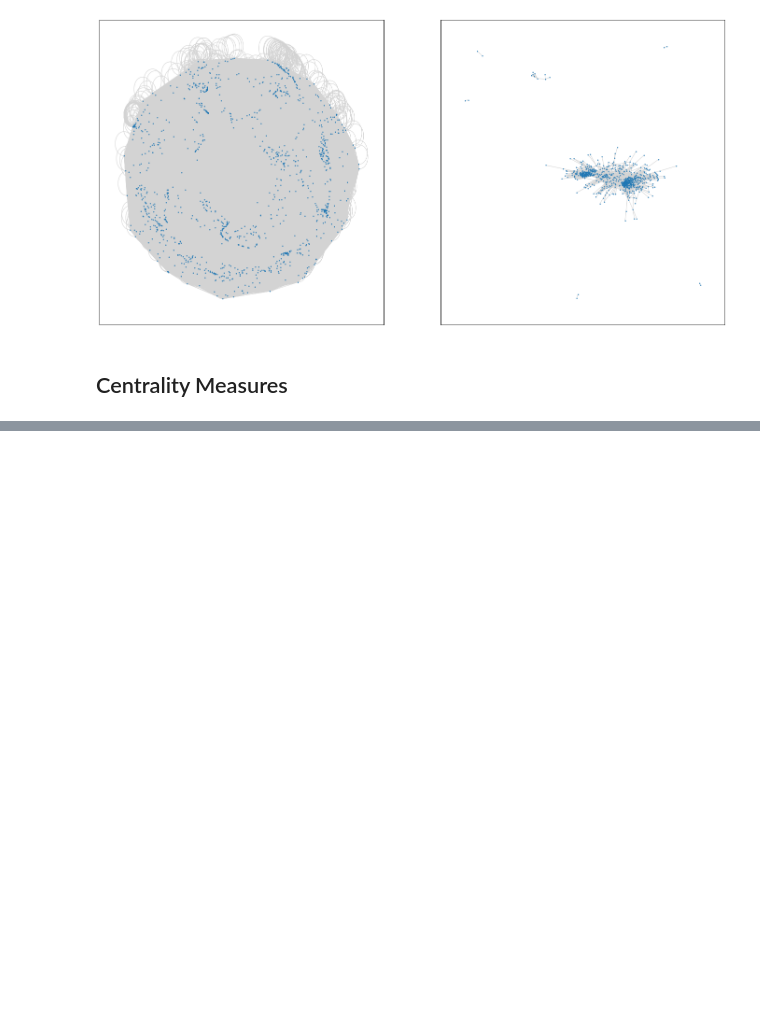
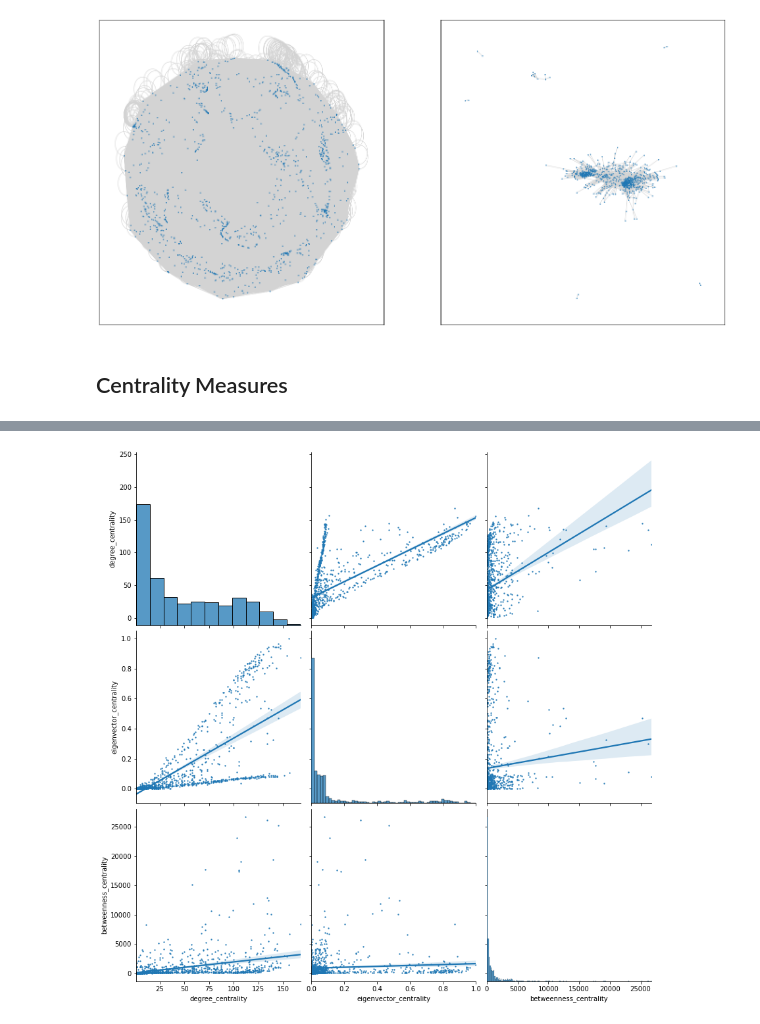
Before and after one commit to shreyasgm/gl_complexity_review, a Jupyter notebook: proj/review_session_networks_part1.ipynb, the cells around one changed output, grey strips where cells are left out. Drawn from its saved outputs; the diff is of its cells as text; code cells hidden in the pictures; blank space fills up the shorter version.

```diff
--- a/proj/review_session_complexity.ipynb
+++ b/proj/review_session_networks_part1.ipynb
@@ -365,5 +369,5 @@ available_edge_attributes(product_nw)
 # %%
 # Network backboning
 g = giant_component
-g_denoised = noise_correct_nw(g, weightcol="proximity", noise_correction_threshold=0.8)
+g_denoised = noise_correct_nw(g, weightcol="proximity", noise_correction_threshold=0.7)
 # %%
@@ -378,3 +384,11 @@ draw_network(g_denoised, node_size=2, edge_color="lightgrey", ax=ax2)
 [figure]
 # %% [markdown]
 ## Centrality Measures
+# %%
+# Read product nodes
+product_nw_nodes = (
+    pd.DataFrame.from_dict(dict(g_denoised.nodes(data=True)), orient="index")
+    .reset_index()
+    .rename(columns={"index": "hs_product_code"})
+)
+product_nw_nodes.head()
@@ -381,2 +402,10 @@ draw_network(g_denoised, node_size=2, edge_color="lightgrey", ax=ax2)
+# %%
+# Convert to igraph for performance
+product_ig = ig.Graph.from_networkx(g_denoised)
 # %%
-centrality_degree = nx.degree_centrality(product_nw)
+%%time
+# Calculate various centrality measures
+product_nw_nodes["degree_centrality"] = product_ig.degree()
+product_nw_nodes["eigenvector_centrality"] = product_ig.eigenvector_centrality()
+product_nw_nodes["betweenness_centrality"] = product_ig.betweenness()
+product_nw_nodes.head()
@@ -382,0 +449,6 @@ centrality_degree = nx.degree_centrality(product_nw)
+# %%
+g = sns.pairplot(
+    product_nw_nodes, kind="reg", height=4, plot_kws=dict(scatter_kws=dict(s=2))
+)
+# %% [output]
+[figure, added]
```
Also changed, not shown: parts of 7 cells of this notebook, 1 other file.
